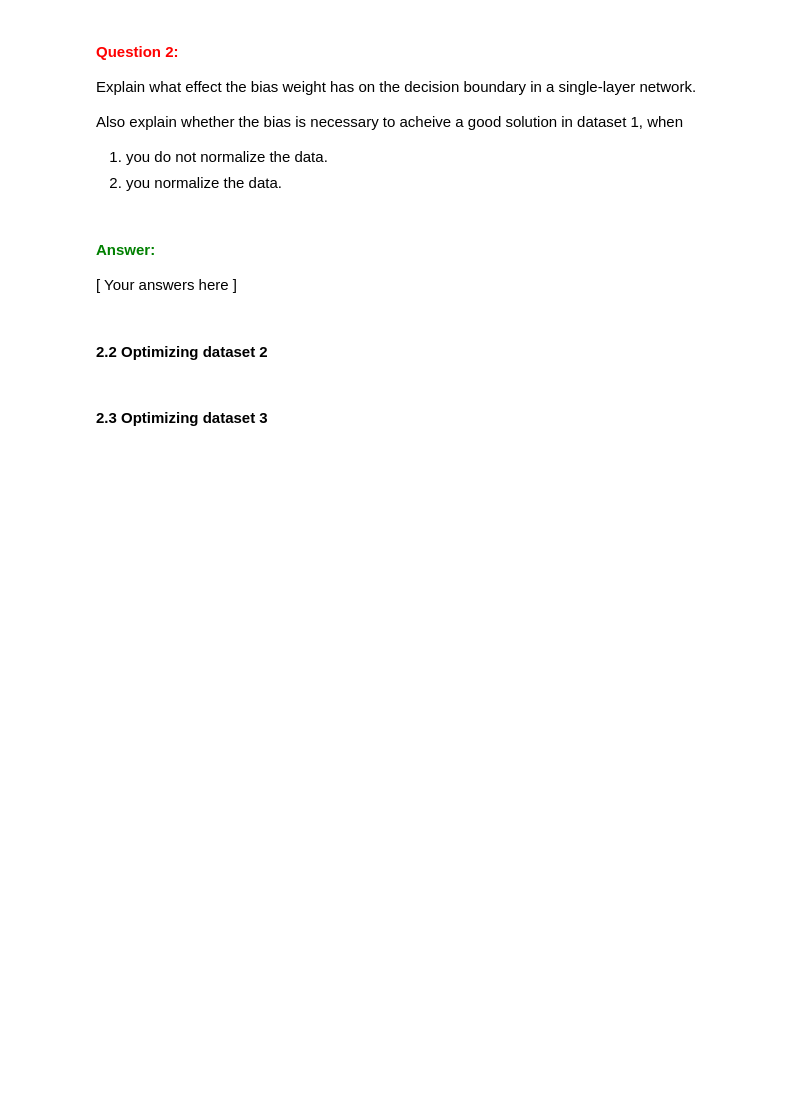
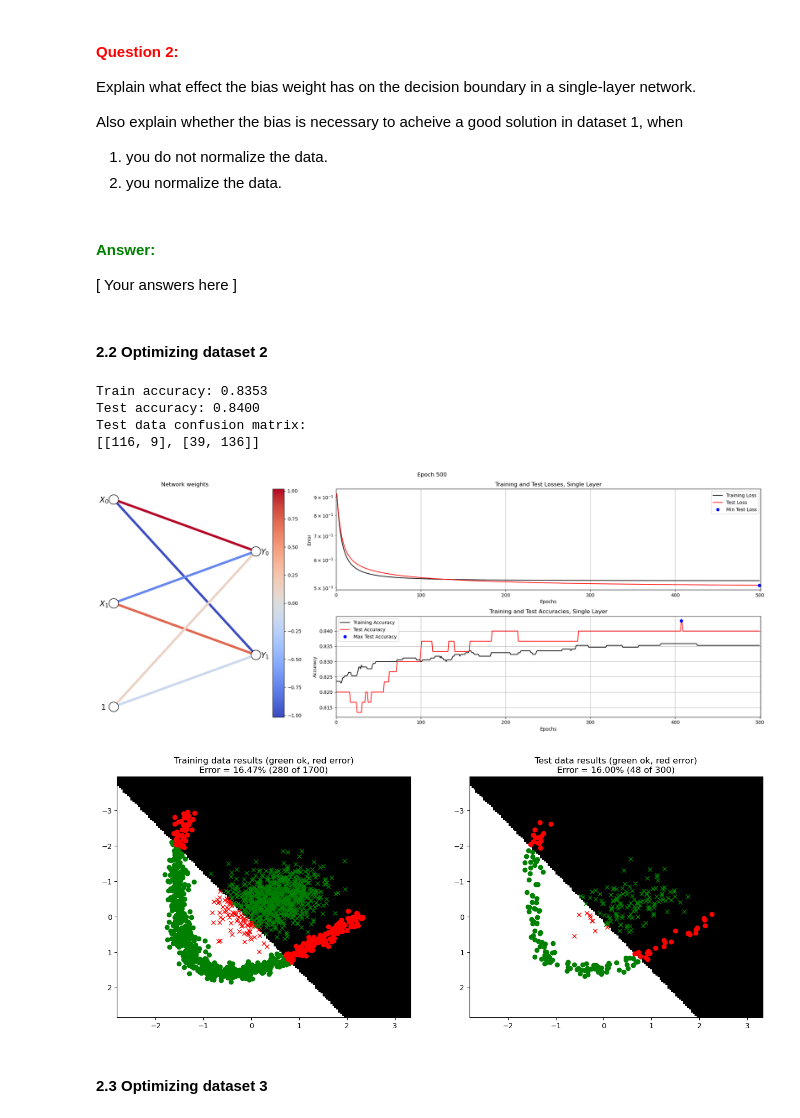
Before and after one commit to hugo-morvan/Neural_Networks, a Jupyter notebook: LabCode/A1_Supervised/main2_SingleLayer.ipynb, the cells around one changed output. Drawn from its saved outputs; the diff is of its cells as text; code cells hidden in the pictures; blank space fills up the shorter version.

```diff
--- a/LabCode/A1_Supervised/main2_SingleLayer.ipynb
+++ b/LabCode/A1_Supervised/main2_SingleLayer.ipynb
@@ -463,18 +459,28 @@ Also explain whether the bias is necessary to acheive a good solution in dataset
 # %%
 # --------------------------------------------
 # === Your code here =========================
 # --------------------------------------------
+#X, D, L = loadDataset(2)
+#print(np.shape(X))
+#print(np.shape(D))
 
-nInputs  = ???
-nClasses = ???
+nInputs  = 2
+nClasses = 2
 
-W0 = ???
-B0 = ???
+W0 = np.zeros((nInputs, nClasses))
+B0 = np.zeros((1,nClasses))
 
-params = {"epochs": ???, "learningRate": ???, "normalize": False, "useTanhOutput": False}
+params = {"epochs": 500, "learningRate": 0.05, "normalize": True, "useTanhOutput": True}
 # ============================================
 
 trainSingleLayerOnDataset(2, 0.15, W0, B0, params)
+# %% [output]
+Train accuracy: 0.8353
+Test accuracy: 0.8400
+Test data confusion matrix:
+[[116, 9], [39, 136]]
+[figure, added]
+[figure, added]
 # %% [markdown]
 #### **2.3 Optimizing dataset 3**
 # %%
```
Also changed, not shown: parts of 12 cells of this notebook.
